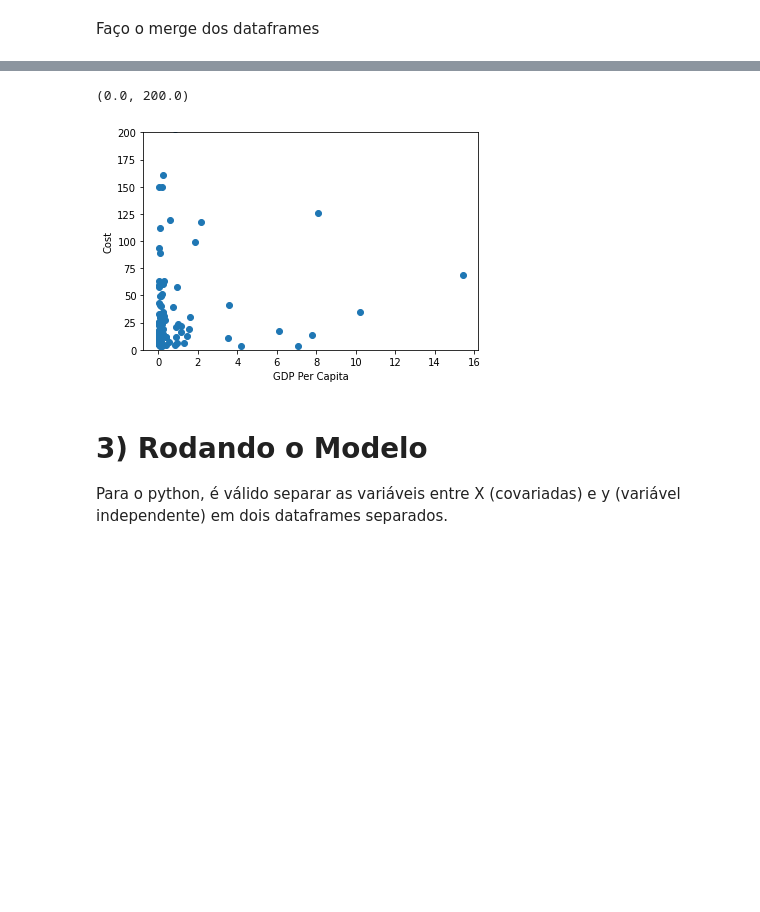
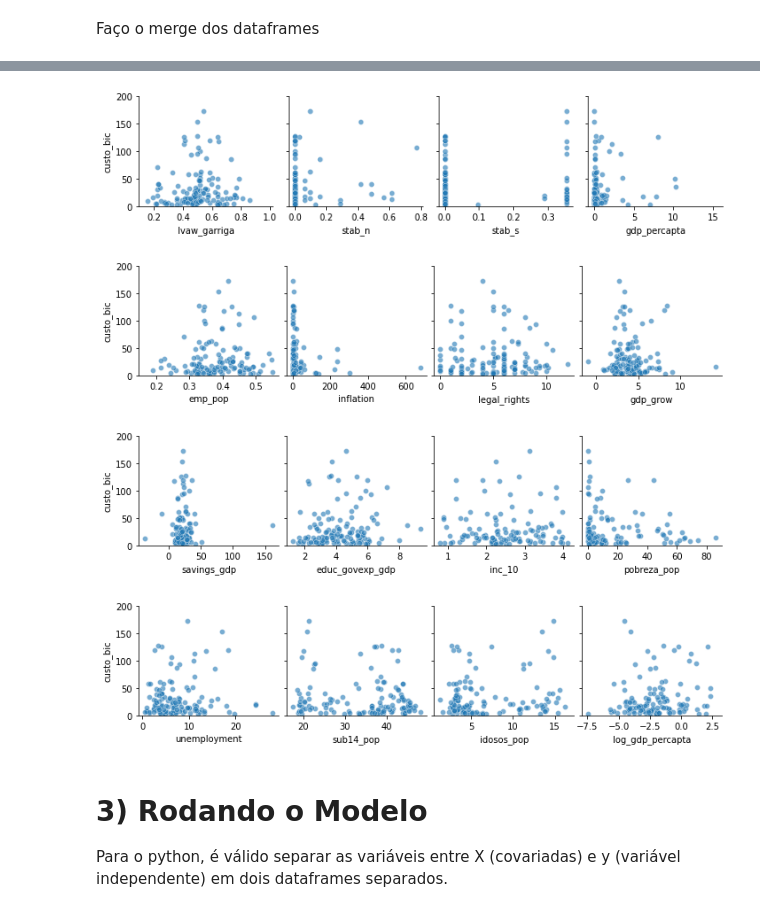
Before and after one commit to lucasestrela/Dissertacao, a Jupyter notebook: Rodando_Modelo.ipynb, the cells around one changed output, grey strips where cells are left out. Saved outputs shown, nothing was run; the diff lists cells and outputs as text; code cells hidden in the pictures; blank space fills up the shorter version.

```diff
--- a/Rodando_Modelo.ipynb
+++ b/Rodando_Modelo.ipynb
@@ -34,6 +35,9 @@ dataframe[['log_gdp_percapta', 'log_emp_pop', 'log_labsh']] = np.log(dataframe[[
 
 # Apagando as outras variáveis
 del custo, dados_paises
+
+# Qual medida de custo irei utilizar
+var_custo = 'custo_bic'
 # %%
 dataframe.head()
 # %% [output]
@@ -47,12 +51,29 @@ dataframe.head()
-# %%
-# Plotando o grafico
-plt.scatter(x = dataframe['gdp_percapta'], y = dataframe['custo'])
-plt.xlabel('GDP Per Capita')
-plt.ylabel('Cost')
-plt.ylim(0,200)
-# %% [output]
-(0.0, 200.0)
-[figure, removed]
+# %%
+# Scatter plot do custo com diversas variáveis
+var_list = np.array([
+                     ['lvaw_garriga', 'stab_n', 'stab_s', 'gdp_percapta'],
+                     ['emp_pop', 'inflation', 'legal_rights', 'gdp_grow'],
+                     ['savings_gdp', 'educ_govexp_gdp', 'inc_10', 'pobreza_pop'],
+                     ['unemployment', 'sub14_pop', 'idosos_pop', 'log_gdp_percapta']
+                    ])
+
+
+for vars in var_list:
+
+    sns.pairplot(
+                data = dataframe,
+                y_vars=[var_custo],
+                x_vars=vars,
+                plot_kws = {'alpha': 0.6}
+                )
+
+    plt.ylim(0,200)
+plt.show()
+# %% [output]
+[figure, added]
+[figure, added]
+[figure, added]
+[figure, added]
 # %% [markdown]
 # 3) Rodando o Modelo
 
```
Also changed, not shown: parts of 23 cells of this notebook.
